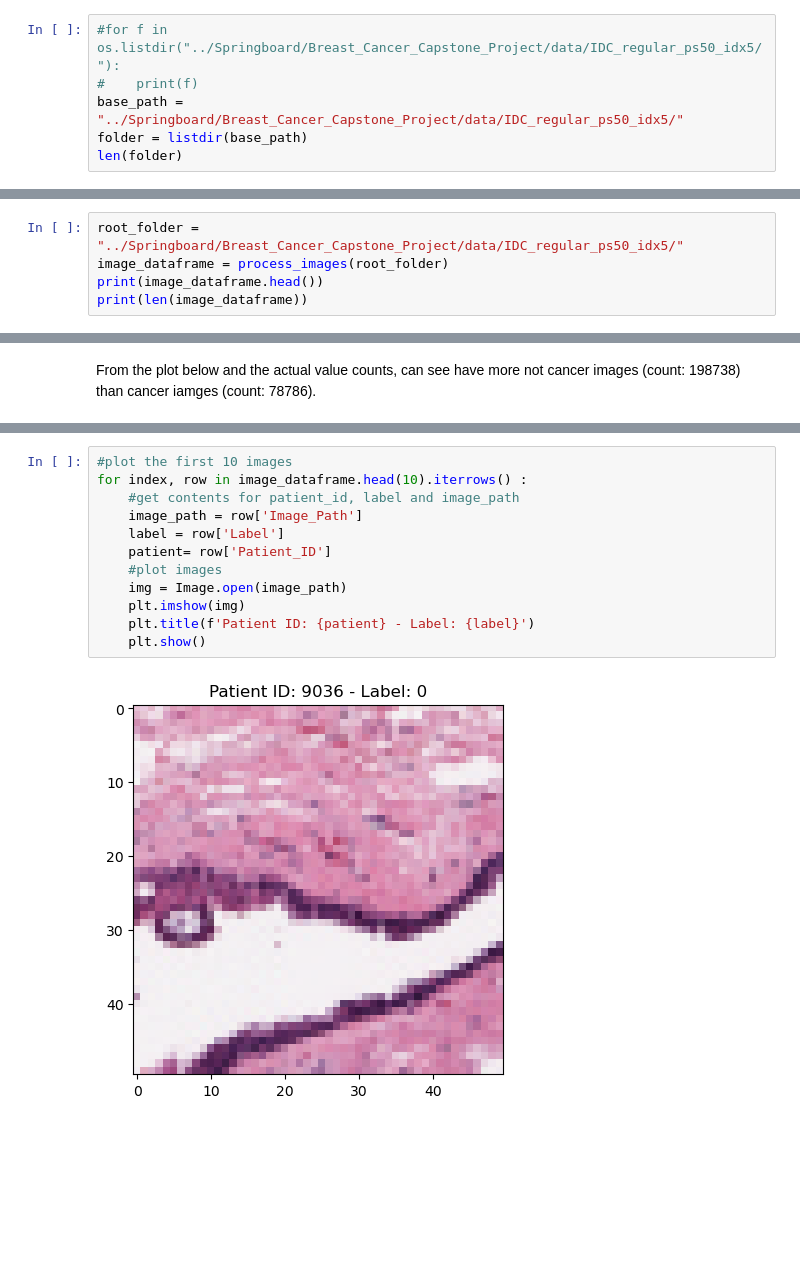
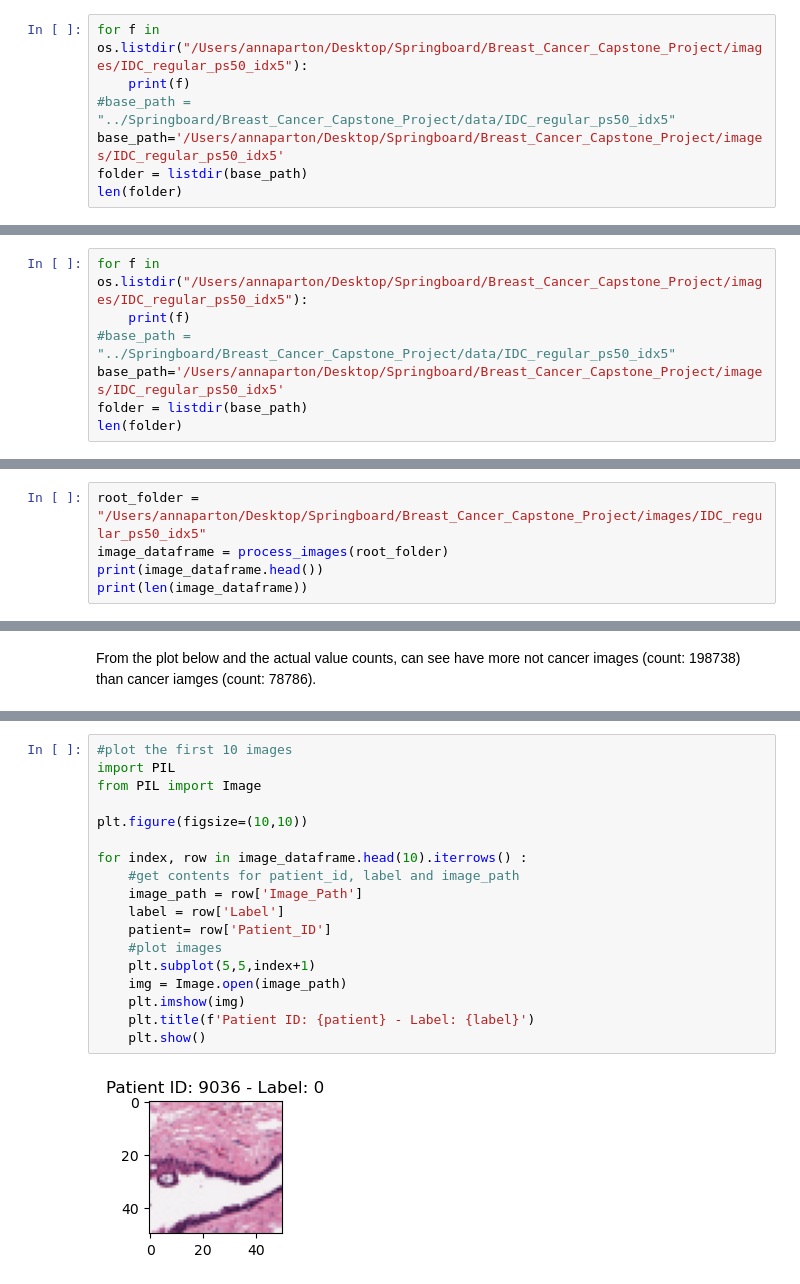
Before and after one commit to annapfenner/Springboard, a Jupyter notebook: Breast_Cancer_Capstone_Project/Breast_Cancer_Capstone_Project.ipynb, the cells around one changed output, grey strips where cells are left out. Saved outputs shown, nothing was run; the diff lists cells and outputs as text; blank space fills up the shorter version.

Commit message:
added preprocessing and modeling part of project

```diff
--- a/Breast_Cancer_Capstone_Project/Breast_Cancer_Capstone_Project.ipynb
+++ b/Breast_Cancer_Capstone_Project/Breast_Cancer_Capstone_Project.ipynb
@@ -18,7 +25,8 @@ from tensorflow.keras.layers import Conv2D, MaxPooling2D, Dense, Flatten, Dropou
 # %%
-#for f in os.listdir("../Springboard/Breast_Cancer_Capstone_Project/data/IDC_regular_ps50_idx5/"):
-#    print(f)
-base_path = "../Springboard/Breast_Cancer_Capstone_Project/data/IDC_regular_ps50_idx5/"
+for f in os.listdir("/Users/annaparton/Desktop/Springboard/Breast_Cancer_Capstone_Project/images/IDC_regular_ps50_idx5"):
+    print(f)
+#base_path = "../Springboard/Breast_Cancer_Capstone_Project/data/IDC_regular_ps50_idx5"
+base_path='/Users/annaparton/Desktop/Springboard/Breast_Cancer_Capstone_Project/images/IDC_regular_ps50_idx5'
 folder = listdir(base_path)
 len(folder)
 # %% [output]
@@ -25,0 +51,7 @@ len(folder)
+# %%
+for f in os.listdir("/Users/annaparton/Desktop/Springboard/Breast_Cancer_Capstone_Project/images/IDC_regular_ps50_idx5"):
+    print(f)
+#base_path = "../Springboard/Breast_Cancer_Capstone_Project/data/IDC_regular_ps50_idx5"
+base_path='/Users/annaparton/Desktop/Springboard/Breast_Cancer_Capstone_Project/images/IDC_regular_ps50_idx5'
+folder = listdir(base_path)
+len(folder)
@@ -48,7 +99,7 @@ def process_images(root_folder):
 
     return pd.DataFrame(image_data)
 # %%
-root_folder = "../Springboard/Breast_Cancer_Capstone_Project/data/IDC_regular_ps50_idx5/"
+root_folder = "/Users/annaparton/Desktop/Springboard/Breast_Cancer_Capstone_Project/images/IDC_regular_ps50_idx5"
 image_dataframe = process_images(root_folder)
 print(image_dataframe.head())
 print(len(image_dataframe))
@@ -96,14 +161,20 @@ plt.show()
 # %%
 #plot the first 10 images
+import PIL
+from PIL import Image
+
+plt.figure(figsize=(10,10))
+
 for index, row in image_dataframe.head(10).iterrows() :
     #get contents for patient_id, label and image_path
     image_path = row['Image_Path']
     label = row['Label']
     patient= row['Patient_ID']
     #plot images
+    plt.subplot(5,5,index+1)
     img = Image.open(image_path)
     plt.imshow(img)
     plt.title(f'Patient ID: {patient} - Label: {label}')
     plt.show()
 # %% [output]
-[figure, old version]
+[figure, new version]
```
Also changed, not shown: parts of 52 cells of this notebook.
